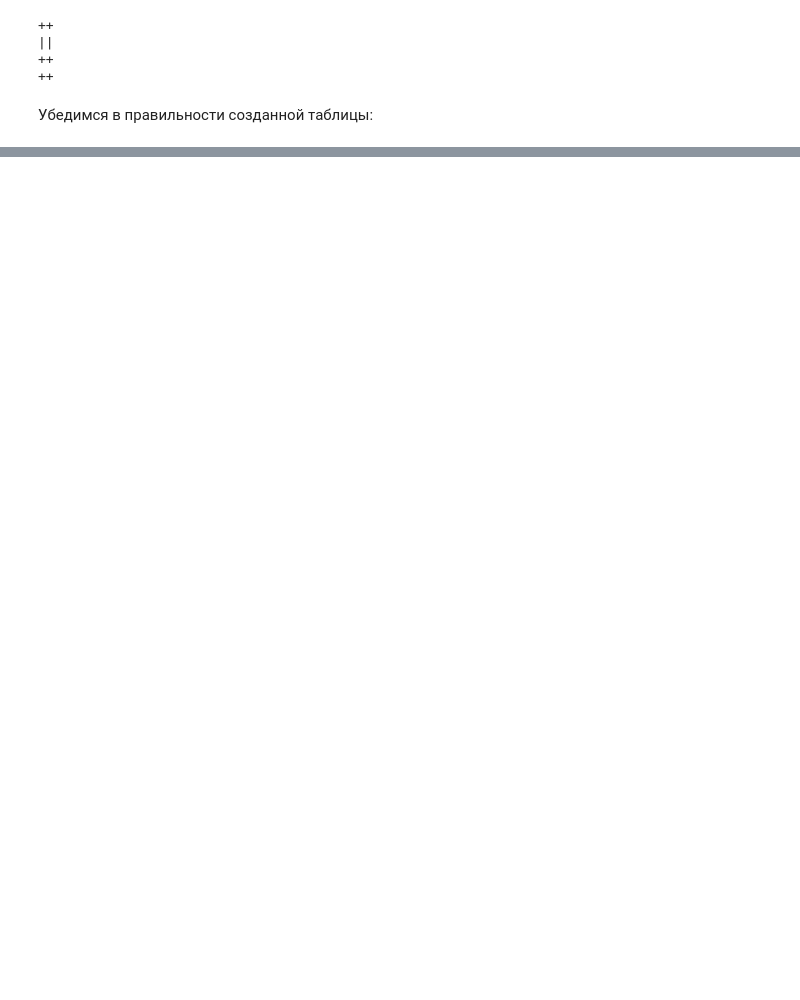
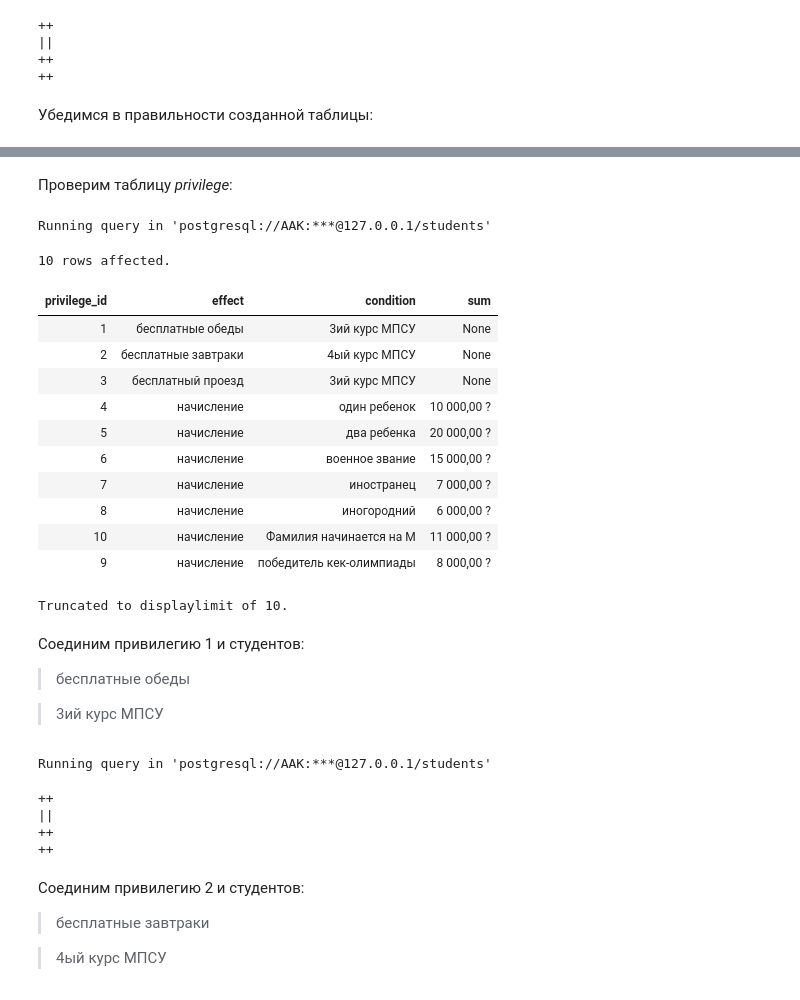
Before and after one commit to BROsandr/database_course, a Jupyter notebook: lab5/README.ipynb, the cells around one changed output, grey strips where cells are left out. Cells and saved outputs as stored; diff of their text form; code cells hidden in the pictures; blank space fills up the shorter version.

```diff
--- a/lab5/README.ipynb
+++ b/lab5/README.ipynb
@@ -929,0 +1025,50 @@ Truncated to displaylimit of 10.
+# %% [markdown]
+Проверим таблицу *privilege*:
+# %%
+%%sql
+SELECT *
+  FROM privilege
+# %% [output]
+Running query in 'postgresql://AAK:***@127.0.0.1/students'
+10 rows affected.
+| privilege_id | effect | condition | sum |
+| 1 | бесплатные обеды | 3ий курс МПСУ | None |
+| 2 | бесплатные завтраки | 4ый курс МПСУ | None |
+| 3 | бесплатный проезд | 3ий курс МПСУ | None |
+| 4 | начисление | один ребенок | 10 000,00 ? |
+| 5 | начисление | два ребенка | 20 000,00 ? |
+| 6 | начисление | военное звание | 15 000,00 ? |
+| 7 | начисление | иностранец | 7 000,00 ? |
+| 8 | начисление | иногородний | 6 000,00 ? |
+| 10 | начисление | Фамилия начинается на М | 11 000,00 ? |
+| 9 | начисление | победитель кек-олимпиады | 8 000,00 ? |
+Truncated to displaylimit of 10.
+# %% [markdown]
+Соединим привилегию 1 и студентов:
+
+> бесплатные обеды
+
+> 3ий курс МПСУ
+# %%
+%%sql
+INSERT INTO student_privilege (privilege_id, student_id)
+(
+  SELECT 1, s.student_id
+    FROM student AS s
+    INNER JOIN students_group
+      ON s.students_group_number = students_group.students_group_number
+    WHERE students_group.structural_unit_number = 1
+    AND s.students_group_number ~ '-3'
+)
+# %% [output]
+Running query in 'postgresql://AAK:***@127.0.0.1/students'
+++
+||
+++
+++
+# %% [markdown]
+Соединим привилегию 2 и студентов:
+
+> бесплатные завтраки
+
+> 4ый курс МПСУ
```
Also changed, not shown: parts of 61 cells of this notebook.
